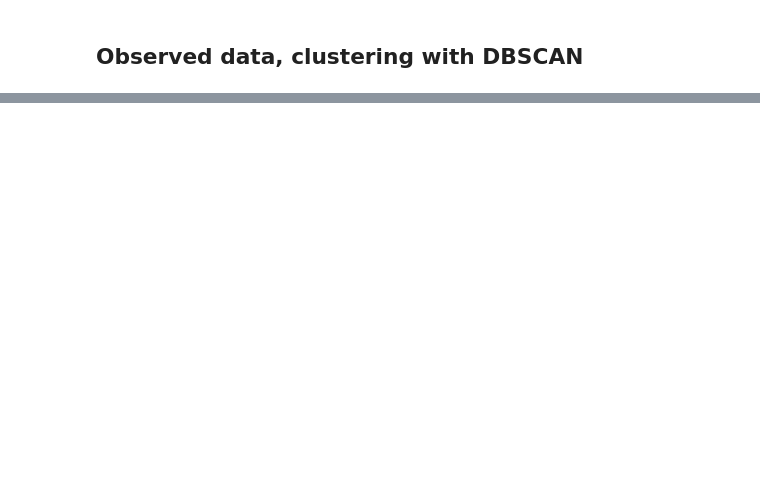
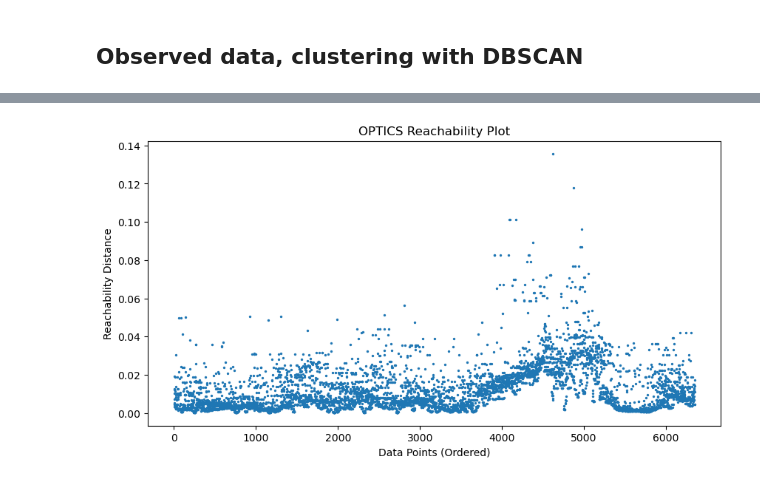
Before and after one commit to FiPf/AIUB-Backup, a Jupyter notebook: clustering/observed_main.ipynb, the cells around one changed output, grey strips where cells are left out. Saved outputs shown, nothing was run; the diff lists cells and outputs as text; code cells hidden in the pictures; blank space fills up the shorter version.

Commit message:
implemented OPTICS, HDBSCAN, DENCLUE and improved cluster plotter

```diff
--- a/clustering/observed_main.ipynb
+++ b/clustering/observed_main.ipynb
@@ -264,0 +221,83 @@ Runtime for dbscan_clustering: 0.040577 seconds
+# %%
+import cluster_data
+from cluster_data import run_clustering, normalize_data, unnormalize
+import numpy as np
+import pandas as pd
+import os
+import cluster_plotter
+from OPTICS import optics_clustering
+from cluster_plotter import ClusterPlotter
+from clustering_utils import ClusterData
+
+# Define observed files
+uncorr_obs_files = {
+    year: f"ogs{year}01_12_det.ele_ucorr" if year != 2002 else f"ogs{year}08_12_det.ele_ucorr"
+    for year in range(2002, 2024) if year != 2018  # Exclude 2018 if missing
+}
+
+print(uncorr_obs_files)
+
+standard_year_ranges = {f"{start}-{start + 3}": np.arange(start, start + 4) for start in [2002, 2006, 2010, 2014]}
+standard_year_ranges["2019-2023"] = np.arange(2019, 2024)
+
+running_ranges = cluster_data.generate_running_year_ranges(2002, 2023, 4)
+year_ranges = standard_year_ranges
+
+# Bin the observed data
+binned_data = cluster_data.bin_observed_data(uncorr_obs_files, year_ranges, print_res=False)
+results_per_year_range = {}
+
+plot_dir = "Images/optics_observations_normal_bins"
+os.makedirs(plot_dir, exist_ok=True)
+cluster_plotter.clear_directory(plot_dir)
+
+for cluster_data, year_range in binned_data:
+    print(f"\nRunning OPTICS for Year Range: {year_range}")
+
+    data_array = np.array([cluster_data.inc, cluster_data.raan]).T
+    normalized_data, data_min, data_max = normalize_data(data_array)
+
+    min_samples_values = [10000, 100, 10]
+    max_eps_vals = [np.inf]
+    xi_vals = [10000000, 1, 0.1]
+
+    results = []
+
+    for min_sample in min_samples_values:
+        for max_eps in max_eps_vals:
+            for xi in xi_vals:
+                result_optics, time_optics, n_clusters_optics, points_per_cluster_optics, metrics_optics = run_clustering(
+                    optics_clustering, "OPTICS", normalized_data, data_min, data_max, min_sample, max_eps, xi, plot_reachability = True, plot=False
+                )
+
+                unnormalized_data, cluster_centers = unnormalize(
+                    result_optics.data, result_optics.cluster_centers, data_min, data_max
+                )
+                plotter = ClusterPlotter(unnormalized_data, result_optics.labels, cluster_centers)
+                plot_filename = os.path.join(plot_dir, f"optics_{year_range}_min{min_sample}_maxeps{max_eps}_xi{xi}.png")
+                title = f"OPTICS: years = {year_range}, min: {min_sample}, maxeps: {max_eps}, xi: {xi},"
+                plotter.clusters_2d_plot(title, plot_filename)
+
+                # Round metric results
+                rounded_cluster_std = {key: tuple(round(val, 3) for val in value) for key, value in metrics_optics[4].items()}
+                rounded_square_density = {key: round(value, 3) for key, value in metrics_optics[5].items()}
+                rounded_hull_density = {key: round(value, 3) for key, value in metrics_optics[6].items()}
+
+                results.append({
+                    "Year Range": year_range,
+                    "k": n_clusters_optics,
+                    "Runtime (s)": f"{time_optics:.3f}",
+                    "Clusters": n_clusters_optics,
+                    "Points per Cluster": points_per_cluster_optics,
+                    "Davies-Bouldin": f"{metrics_optics[0]:.3f}" if metrics_optics and isinstance(metrics_optics[0], (int, float)) else None,
+                    "Calinski-Harabasz": f"{metrics_optics[1]:.3f}" if metrics_optics and isinstance(metrics_optics[1], (int, float)) else None,
+                    "Dunn Index": f"{metrics_optics[2]:.3f}" if metrics_optics and isinstance(metrics_optics[2], (int, float)) else None,
+                    "Silhouette Score": f"{metrics_optics[3]:.3f}" if metrics_optics and isinstance(metrics_optics[3], (int, float)) else None,
+                    "Cluster Std.": rounded_cluster_std if rounded_cluster_std else None,
+                    "Square Density": rounded_square_density if rounded_square_density else None,
+                    "Hull Density": rounded_hull_density if rounded_hull_density else None
+                })
+
+    df = pd.DataFrame(results)
+    display(df)
+# %% [output]
@@ -264,0 +309 @@ Runtime for dbscan_clustering: 0.040577 seconds
+[figure, added]
```
Also changed, not shown: parts of 10 cells of this notebook, 4 other files.
